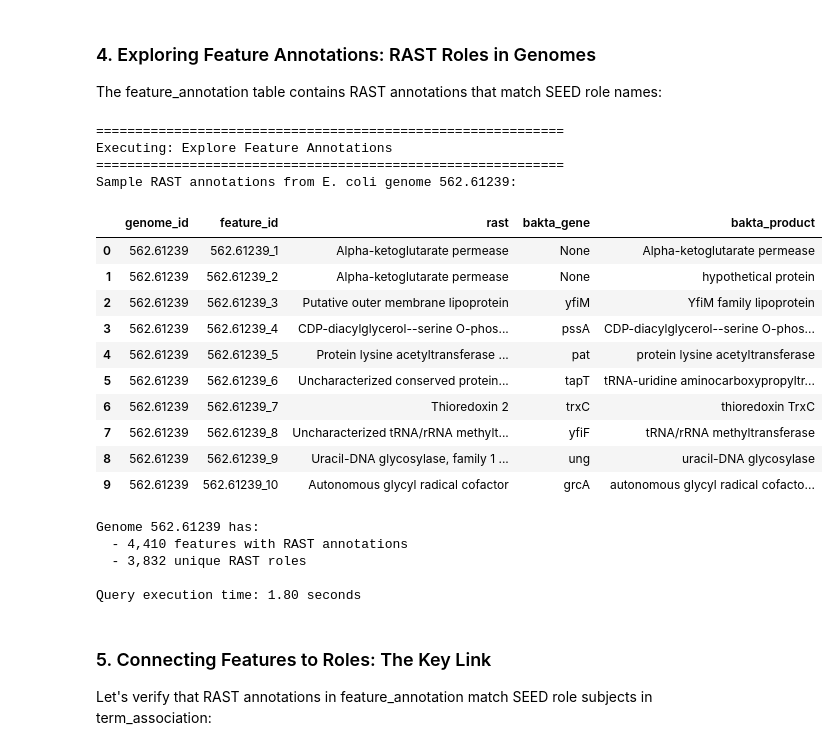
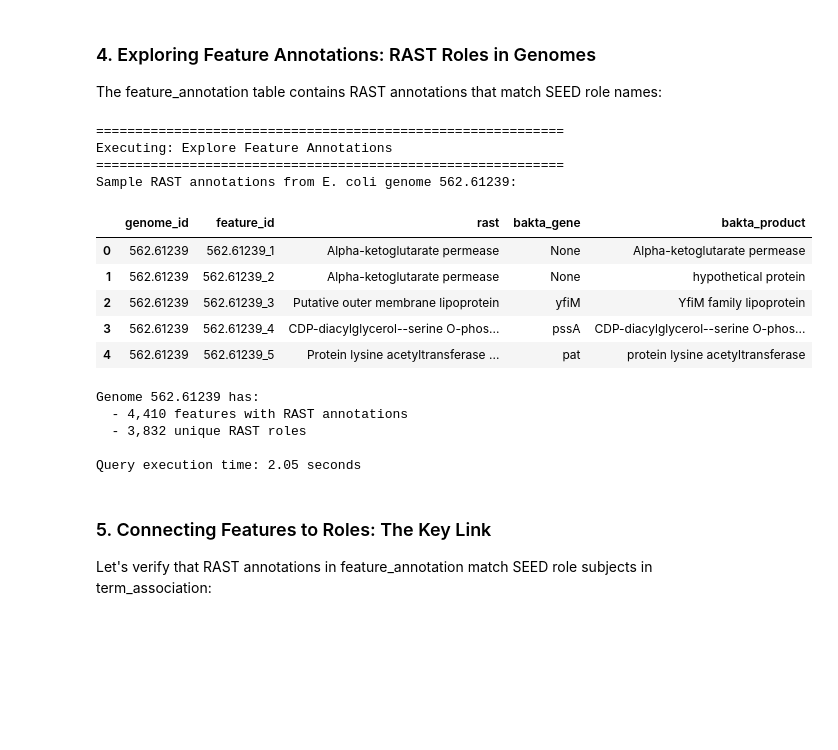
Before and after one commit to jplfaria/cdm-lake-local-twin, a Jupyter notebook: demo_july10th.ipynb, the cells around one changed output. Saved outputs shown, nothing was run; the diff lists cells and outputs as text; code cells hidden in the pictures; blank space fills up the shorter version.

```diff
--- a/demo_july10th.ipynb
+++ b/demo_july10th.ipynb
@@ -185,49 +209,44 @@ def explore_feature_annotations():
     FROM {namespace}.feature_annotation
     WHERE genome_id = '562.61239'
     AND rast IS NOT NULL
-    LIMIT 10
+    LIMIT 5
     """
 
     df = spark.sql(query).toPandas()
     print(f"Sample RAST annotations from E. coli genome 562.61239:")
     display(df)
 
     # Count features with RAST annotations
     count_query = f"""
     SELECT
         COUNT(*) as features_with_rast,
         COUNT(DISTINCT rast) as unique_rast_roles
     FROM {namespace}.feature_annotation
     WHERE genome_id = '562.61239'
     AND rast IS NOT NULL
     """
     counts = spark.sql(count_query).collect()[0]
     print(f"\nGenome 562.61239 has:")
     print(f"  - {counts['features_with_rast']:,} features with RAST annotations")
     print(f"  - {counts['unique_rast_roles']:,} unique RAST roles")
 
 time_query("Explore Feature Annotations", explore_feature_annotations)
 # %% [output]
 ============================================================
 Executing: Explore Feature Annotations
 ============================================================
 Sample RAST annotations from E. coli genome 562.61239:
 |  | genome_id | feature_id | rast | bakta_gene | bakta_product |
 | 0 | 562.61239 | 562.61239_1 | Alpha-ketoglutarate permease | None | Alpha-ketoglutarate permease |
 | 1 | 562.61239 | 562.61239_2 | Alpha-ketoglutarate permease | None | hypothetical protein |
 | 2 | 562.61239 | 562.61239_3 | Putative outer membrane lipoprotein | yfiM | YfiM family lipoprotein |
 | 3 | 562.61239 | 562.61239_4 | CDP-diacylglycerol--serine O-phos... | pssA | CDP-diacylglycerol--serine O-phos... |
 | 4 | 562.61239 | 562.61239_5 | Protein lysine acetyltransferase ... | pat | protein lysine acetyltransferase |
-| 5 | 562.61239 | 562.61239_6 | Uncharacterized conserved protein... | tapT | tRNA-uridine aminocarboxypropyltr... |
-| 6 | 562.61239 | 562.61239_7 | Thioredoxin 2 | trxC | thioredoxin TrxC |
-| 7 | 562.61239 | 562.61239_8 | Uncharacterized tRNA/rRNA methylt... | yfiF | tRNA/rRNA methyltransferase |
-| 8 | 562.61239 | 562.61239_9 | Uracil-DNA glycosylase, family 1 ... | ung | uracil-DNA glycosylase |
-| 9 | 562.61239 | 562.61239_10 | Autonomous glycyl radical cofactor | grcA | autonomous glycyl radical cofacto... |
 Genome 562.61239 has:
   - 4,410 features with RAST annotations
   - 3,832 unique RAST roles
 
-Query execution time: 1.80 seconds
+Query execution time: 2.05 seconds
 # %% [markdown]
 ### 5. Connecting Features to Roles: The Key Link
 
```
Also changed, not shown: parts of 16 cells of this notebook.
